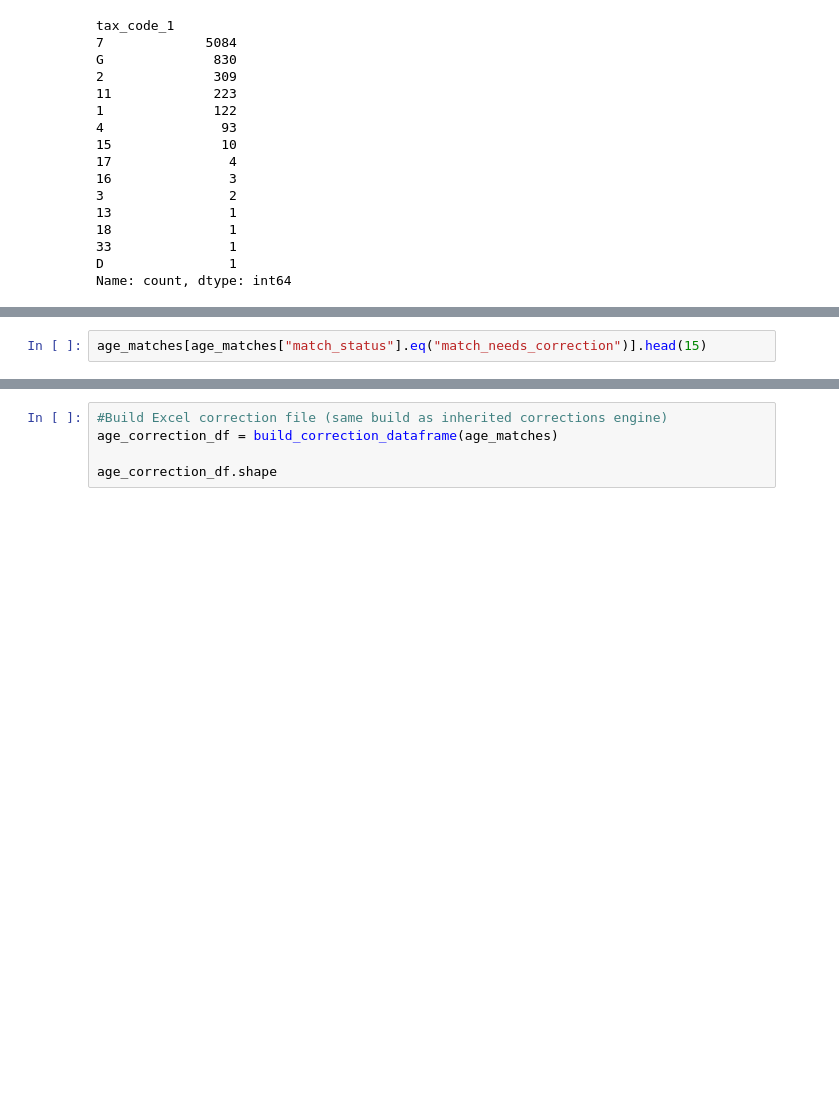
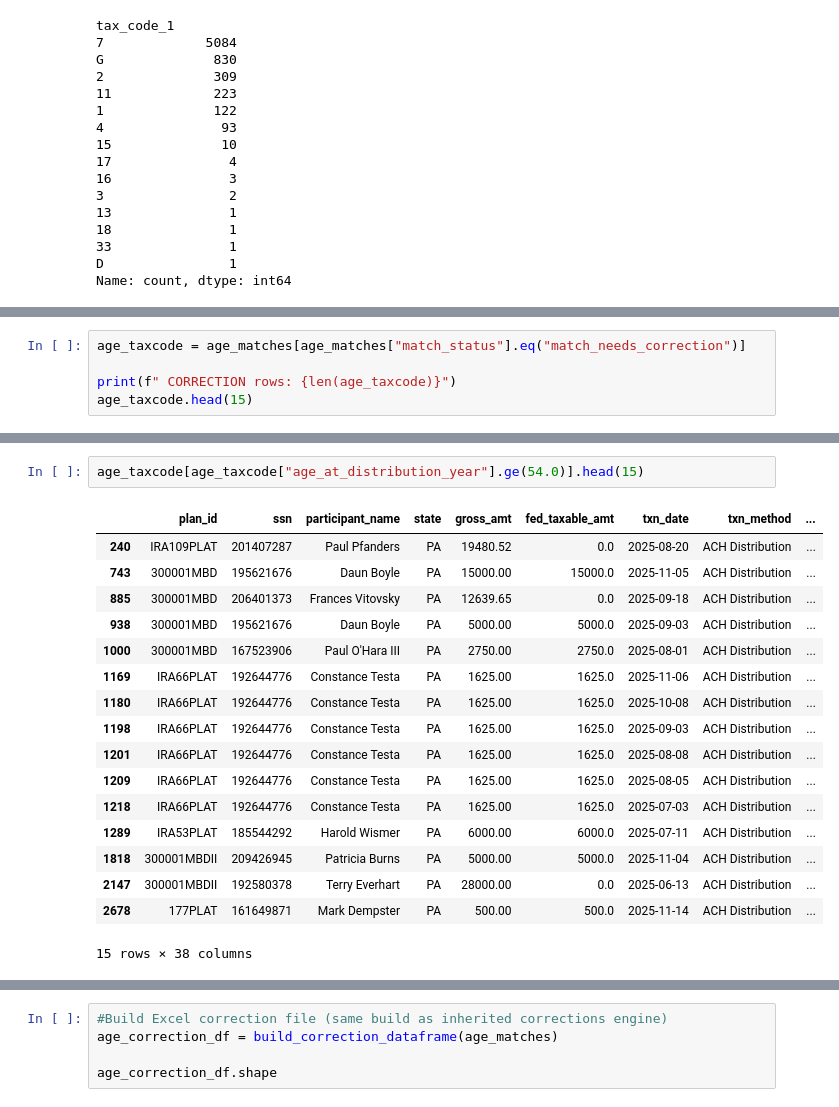
Before and after one commit to manuel-reyes-ml/1099_reconciliation_pipeline, a Jupyter notebook: notebooks/04_match_demo_analysis.ipynb, the cells around one changed output, grey strips where cells are left out. Drawn from its saved outputs; the diff is of its cells as text; blank space fills up the shorter version.

Commit message:
test(notebooks): add cases for 59½ attained during txn year

```diff
--- a/notebooks/04_match_demo_analysis.ipynb
+++ b/notebooks/04_match_demo_analysis.ipynb
@@ -193,3 +210,6 @@ Name: count, dtype: int64
 # %%
-age_matches[age_matches["match_status"].eq("match_needs_correction")].head(15)
+age_taxcode = age_matches[age_matches["match_status"].eq("match_needs_correction")]
+
+print(f" CORRECTION rows: {len(age_taxcode)}")
+age_taxcode.head(15)
 # %% [output]
@@ -212,0 +234,20 @@ age_matches[age_matches["match_status"].eq("match_needs_correction")].head(15)
+# %%
+age_taxcode[age_taxcode["age_at_distribution_year"].ge(54.0)].head(15)
+# %% [output]
+|  | plan_id | ssn | participant_name | state | gross_amt | fed_taxable_amt | txn_date | txn_method | ... |
+| 240 | IRA109PLAT | 201407287 | Paul Pfanders | PA | 19480.52 | 0.0 | 2025-08-20 | ACH Distribution | ... |
+| 743 | 300001MBD | 195621676 | Daun Boyle | PA | 15000.00 | 15000.0 | 2025-11-05 | ACH Distribution | ... |
+| 885 | 300001MBD | 206401373 | Frances Vitovsky | PA | 12639.65 | 0.0 | 2025-09-18 | ACH Distribution | ... |
+| 938 | 300001MBD | 195621676 | Daun Boyle | PA | 5000.00 | 5000.0 | 2025-09-03 | ACH Distribution | ... |
+| 1000 | 300001MBD | 167523906 | Paul O'Hara III | PA | 2750.00 | 2750.0 | 2025-08-01 | ACH Distribution | ... |
+| 1169 | IRA66PLAT | 192644776 | Constance Testa | PA | 1625.00 | 1625.0 | 2025-11-06 | ACH Distribution | ... |
+| 1180 | IRA66PLAT | 192644776 | Constance Testa | PA | 1625.00 | 1625.0 | 2025-10-08 | ACH Distribution | ... |
+| 1198 | IRA66PLAT | 192644776 | Constance Testa | PA | 1625.00 | 1625.0 | 2025-09-03 | ACH Distribution | ... |
+| 1201 | IRA66PLAT | 192644776 | Constance Testa | PA | 1625.00 | 1625.0 | 2025-08-08 | ACH Distribution | ... |
+| 1209 | IRA66PLAT | 192644776 | Constance Testa | PA | 1625.00 | 1625.0 | 2025-08-05 | ACH Distribution | ... |
+| 1218 | IRA66PLAT | 192644776 | Constance Testa | PA | 1625.00 | 1625.0 | 2025-07-03 | ACH Distribution | ... |
+| 1289 | IRA53PLAT | 185544292 | Harold Wismer | PA | 6000.00 | 6000.0 | 2025-07-11 | ACH Distribution | ... |
+| 1818 | 300001MBDII | 209426945 | Patricia Burns | PA | 5000.00 | 5000.0 | 2025-11-04 | ACH Distribution | ... |
+| 2147 | 300001MBDII | 192580378 | Terry Everhart | PA | 28000.00 | 0.0 | 2025-06-13 | ACH Distribution | ... |
+| 2678 | 177PLAT | 161649871 | Mark Dempster | PA | 500.00 | 500.0 | 2025-11-14 | ACH Distribution | ... |
+15 rows × 38 columns
```
Also changed, not shown: parts of 10 cells of this notebook, 1 other file.
